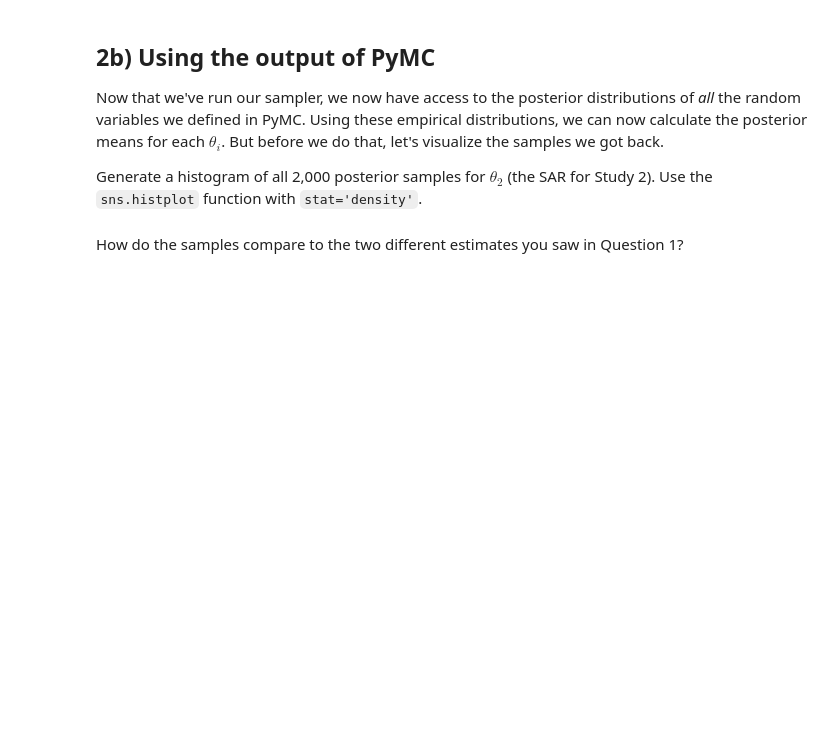
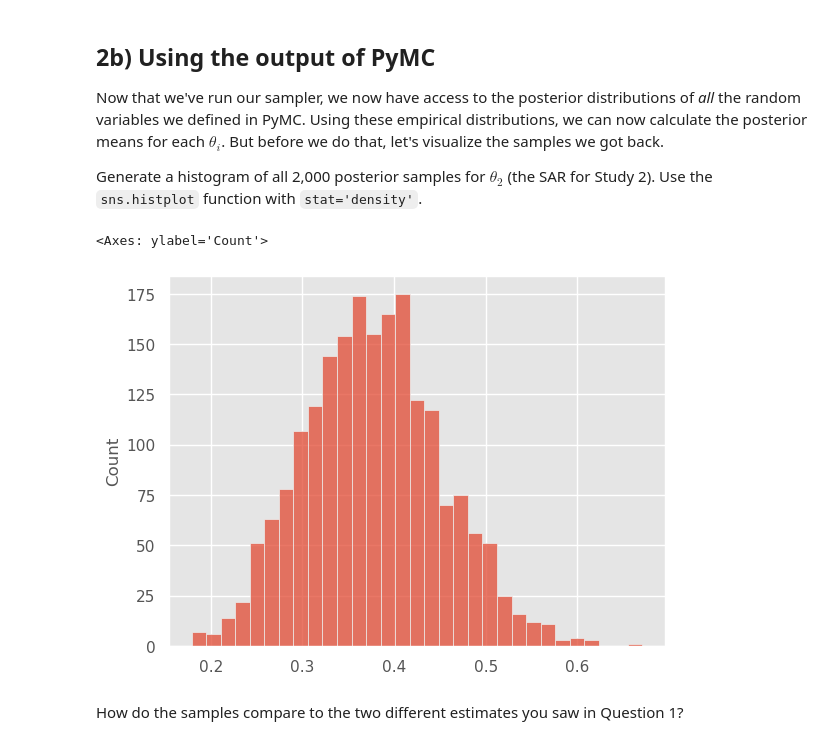
Before and after one commit to ds-102/sp24-materials, a Jupyter notebook: lab/lab04/lab04.ipynb, the cells around one changed output. Saved outputs shown, nothing was run; the diff lists cells and outputs as text; code cells hidden in the pictures; blank space fills up the shorter version.

```diff
--- a/lab/lab04/lab04.ipynb
+++ b/lab/lab04/lab04.ipynb
@@ -77,7 +91,7 @@ def trivial_theta_estimate(N_value, X_value):
     Output:
         theta_est : float, estimate of probability of infection (SAR)
     """
-    theta_est = ...
+    theta_est = X_value/N_value
     return theta_est
 # %%
 grader.check("q1a")
@@ -404,11 +448,11 @@ def approximate_inference_MCMC(
         # The prior for theta is a Beta distribution with parameters
         # alpha and beta, and there's one for each study.
         # Make sure to name this parameter 'theta' so so this lab can reference it later.
-        theta = ...
+        theta = pm.Beta('theta', alpha = alpha_value, beta = beta_value, shape = len(study_df))
 
         # The likelihood for X is binomial, with parameter p=theta,
         # observed counts in study_df['X'], and observed N similarly
-        X = ...
+        X = pm.Binomial('X', p = theta, observed = study_df['X'], n = study_df['N'])
 
         # Generate samples from the posterior distribution using : run 4
         # Markov chains of sampling in parallel, generating 500 samples
@@ -446,7 +499,10 @@ Now that we've run our sampler, we now have access to the posterior distribution
 Generate a histogram of all 2,000 posterior samples for $\theta_2$ (the SAR for Study 2). Use the `sns.histplot` function with `stat='density'`.
 # %%
 # TODO: Create histogram of posterior samples
-...
+sns.histplot(thetas[:, 2])
+# %% [output]
+<Axes: ylabel='Count'>
+[figure, added]
 # %% [markdown]
 <!-- END QUESTION -->
 
```
Also changed, not shown: parts of 16 cells of this notebook.
